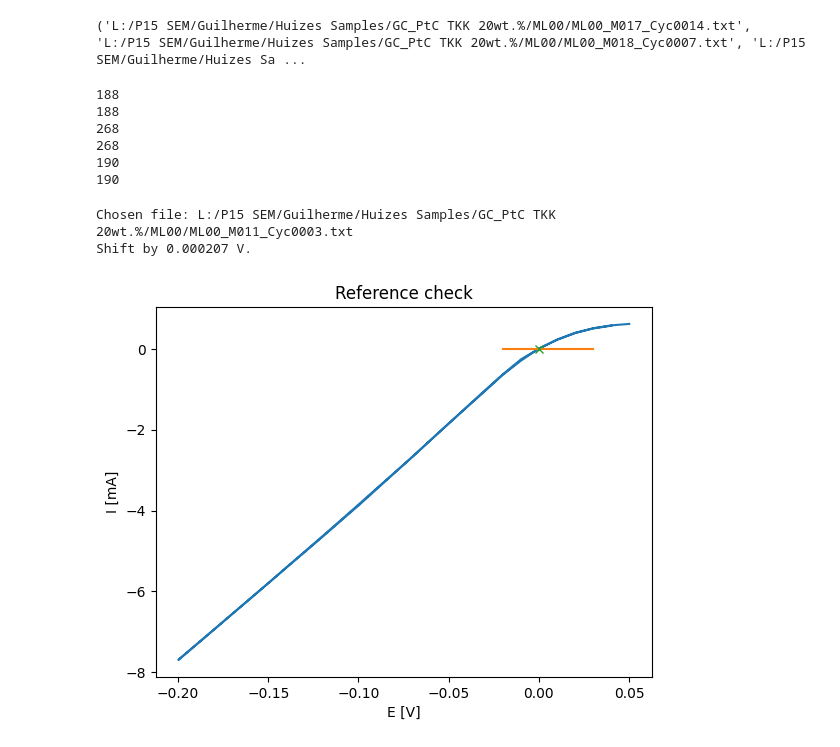
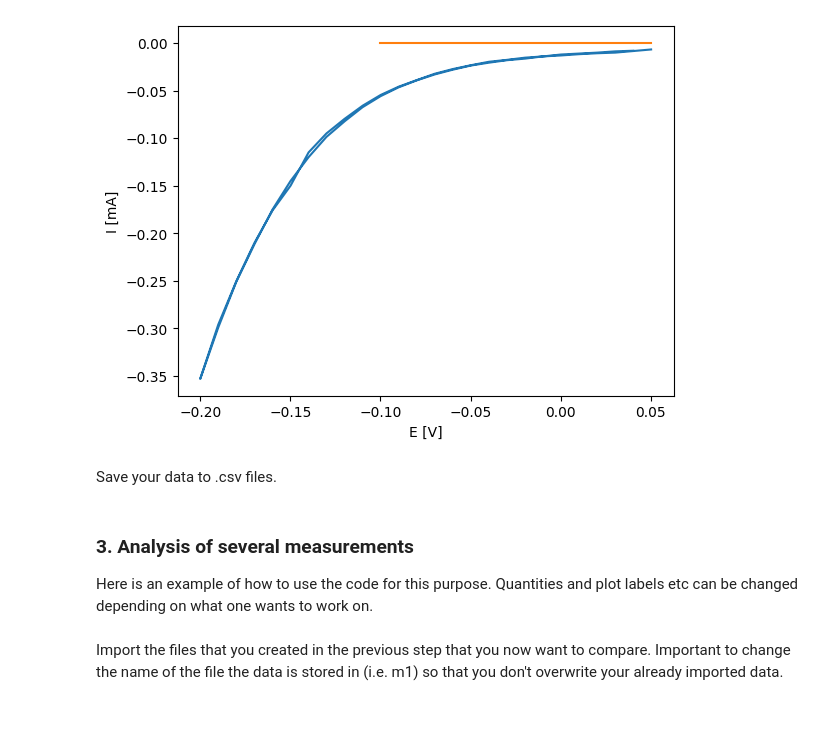
Before and after one commit to linneabjork/RRDE_analysis, a Jupyter notebook: run_activity.ipynb, the cells around one changed output. Saved outputs shown, nothing was run; the diff lists cells and outputs as text; code cells hidden in the pictures; blank space fills up the shorter version.

```diff
--- a/run_activity.ipynb
+++ b/run_activity.ipynb
@@ -84,28 +113,0 @@ Specific ECSA HUPD:   112.24177812974267 m2/g(Pt)       ECSA HUPD: 2.19993885134
-# %%
-%autoreload
-nbr_files = 2 #not important, just not 1
-files = filedialog.askopenfilenames(title="Choose the files to be analyzed.")
-print(files)
-data_matrix_disc = []
-data_matrix_ring = []
-
-for file in files:
-    V_disc, I_disc = get_disc_voltage_current(file, index)
-    data_matrix_disc.append(V_disc)
-    data_matrix_disc.append(I_disc)
-
-    V_ring, I_ring = get_ring_voltage_current(file, index)
-    data_matrix_ring.append(V_ring)
-    data_matrix_ring.append(I_ring)
-# %% [output]
-('L:/P15 SEM/Guilherme/Huizes Samples/GC_PtC TKK 20wt.%/ML00/ML00_M017_Cyc0014.txt', 'L:/P15 SEM/Guilherme/Huizes Samples/GC_PtC TKK 20wt.%/ML00/ML00_M018_Cyc0007.txt', 'L:/P15 SEM/Guilherme/Huizes Sa ...
-# %%
-for i in range(len(data_matrix_disc)):
-    print(len(data_matrix_disc[i]))
-# %% [output]
-188
-188
-268
-268
-190
-190
@@ -116,13 +114,8 @@ for i in range(len(data_matrix_disc)):
-# %%
-%autoreload
-H2_file = filedialog.askopenfilename(title="Choose the file with CV under hydrogen.")
-ref_V, ref_I = get_disc_voltage_current(H2_file, index)
-print("Chosen file:",H2_file)
-
-x_lower_limit = -0.02
-x_upper_limit = 0.03
-reference = reference_check(ref_V, ref_I, x_lower_limit, x_upper_limit)
-# %% [output]
-Chosen file: L:/P15 SEM/Guilherme/Huizes Samples/GC_PtC TKK 20wt.%/ML00/ML00_M011_Cyc0003.txt
-Shift by 0.000207 V.
-[figure, removed]
+# %%
+x_lower_limit = -0.1
+x_upper_limit = 0.05
+reference = HER_activity_check(V_disk_HER, I_disk_HER, x_lower_limit, x_upper_limit)
+# %% [output]
+[figure, added]
+# %% [markdown]
+Save your data to .csv files.
@@ -128,0 +131,5 @@ Shift by 0.000207 V.
+# %% [markdown]
+### 3. Analysis of several measurements
+Here is an example of how to use the code for this purpose. Quantities and plot labels etc can be changed depending on what one wants to work on.
+# %% [markdown]
+Import the files that you created in the previous step that you now want to compare. Important to change the name of the file the data is stored in (i.e. m1) so that you don't overwrite your already imported data.
```
Also changed, not shown: parts of 23 cells of this notebook.
